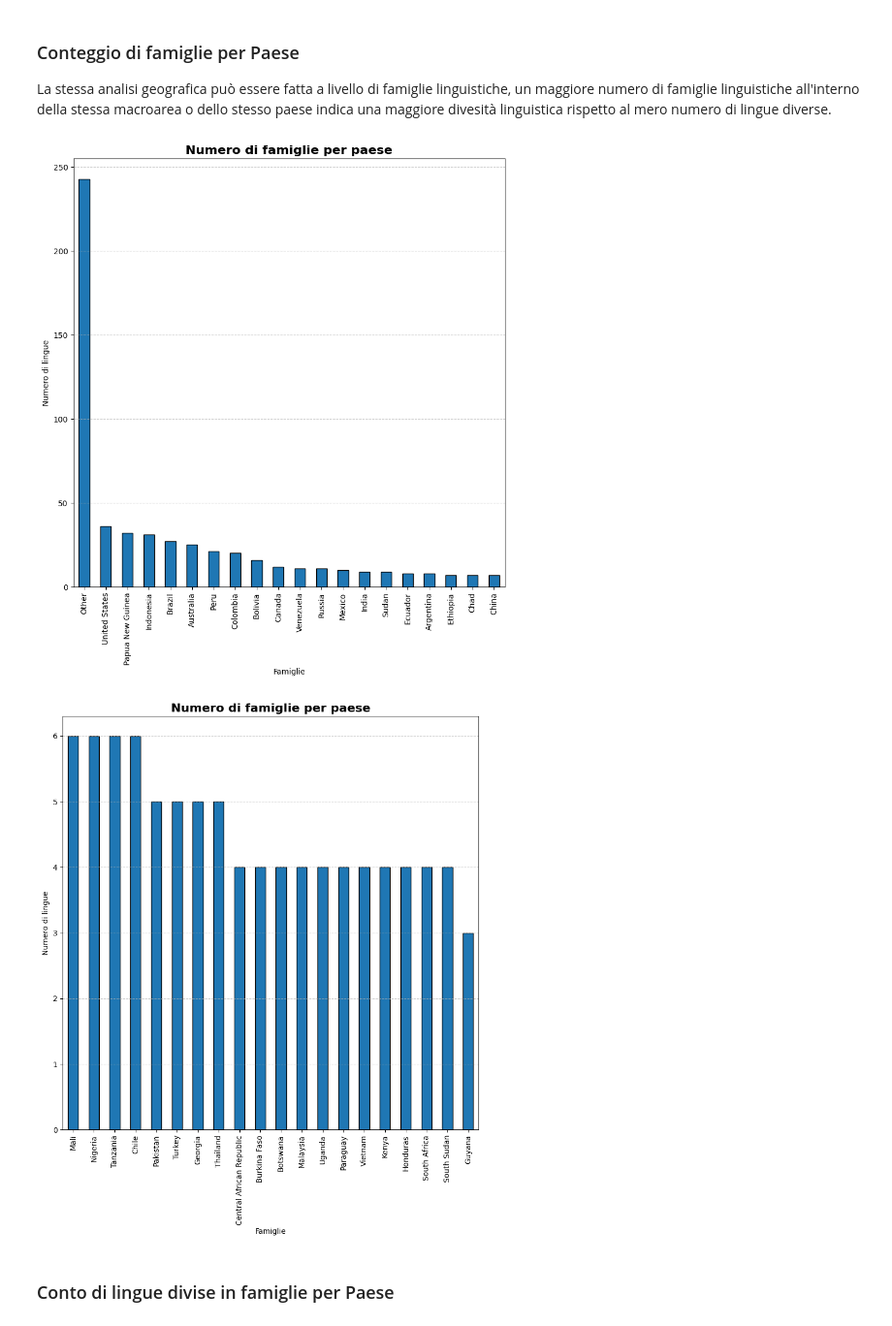
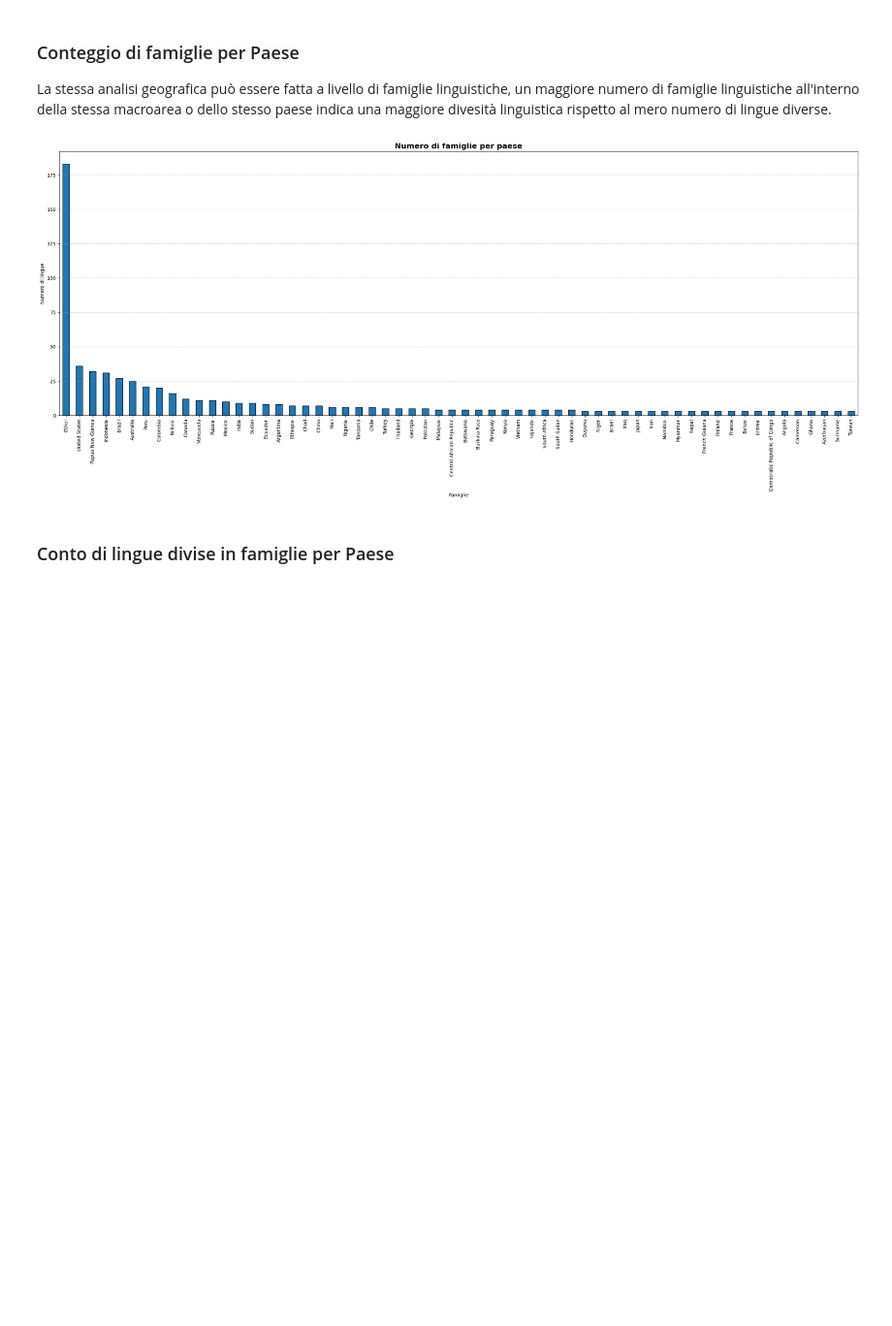
Before and after one commit to FedeBrus/Progetto1FAS, a Jupyter notebook: notebooks/Part1.ipynb, the cells around one changed output. Shown at 97% size. Drawn from its saved outputs; the diff is of its cells as text; code cells hidden in the pictures; blank space fills up the shorter version.

```diff
--- a/notebooks/Part1.ipynb
+++ b/notebooks/Part1.ipynb
@@ -128,24 +157,21 @@ plotter.bar_plot(
 ### Conteggio di famiglie per Paese
 La stessa analisi geografica può essere fatta a livello di famiglie linguistiche, un maggiore numero di famiglie linguistiche all'interno della stessa macroarea o dello stesso paese indica una maggiore divesità linguistica rispetto al mero numero di lingue diverse.
 # %%
-n_top = 40
+n_top = 60
 qdf = stats.count(df, "Family", "Country_Name", sort=True)
 
 
 languages_by_family = stats.pack_from(qdf, n_top).sort_values(ascending=False)
-languages_by_family_chunks = stats.get_chunks(languages_by_family, n_top // 2)
-
-for chunk in languages_by_family_chunks:
-  plotter.bar_plot(
-    chunk,
-    title="Numero di famiglie per paese",
-    xlabel="Famiglie",
-    ylabel="Numero di lingue",
-    annotate=False
+plotter.bar_plot(
+  languages_by_family,
+  figsize=(30, 10),
+  title="Numero di famiglie per paese",
+  xlabel="Famiglie",
+  ylabel="Numero di lingue",
+  annotate=False
 )
 # %% [output]
-[figure, old version]
+[figure, new version]
-[figure, removed]
 # %% [markdown]
 ### Conto di lingue divise in famiglie per Paese
 # %%
```
Also changed, not shown: parts of 8 cells of this notebook, 5 other files.
